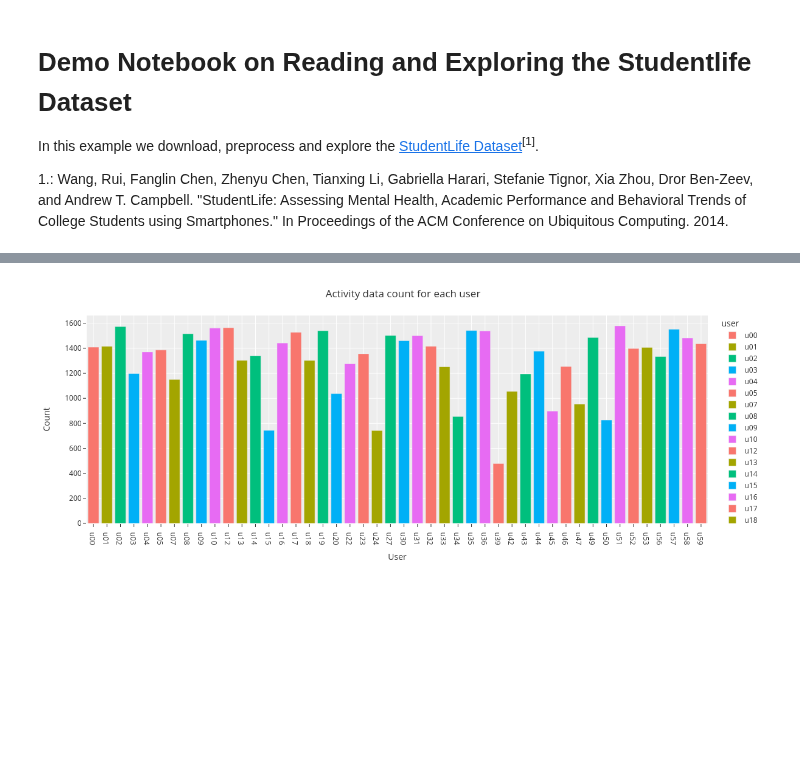
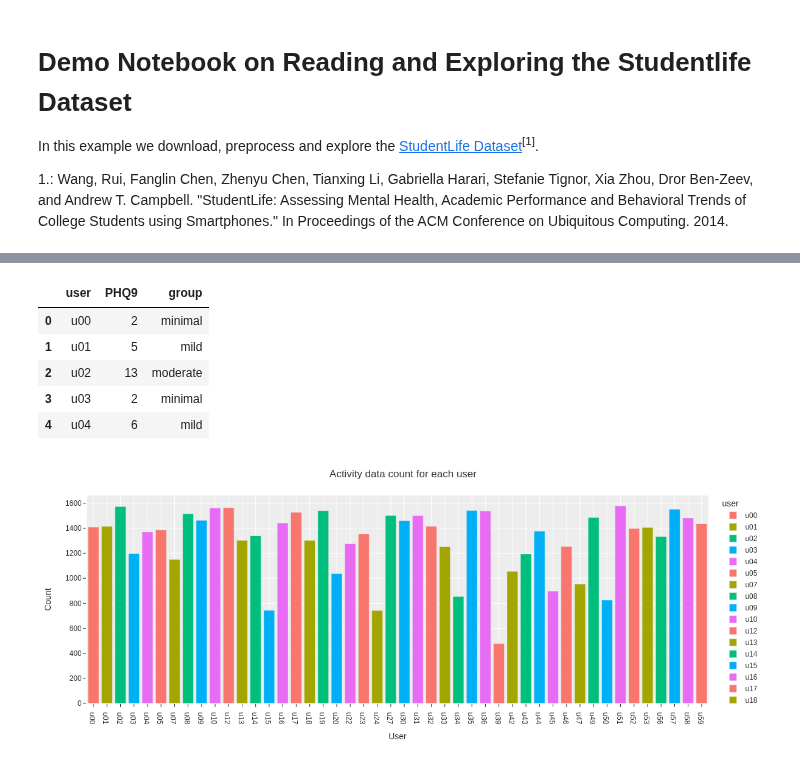
Before and after one commit to digitraceslab/niimpy, a Jupyter notebook: docs/demo_notebooks/student_life_example.ipynb, the cells around one changed output, grey strips where cells are left out. Saved outputs shown, nothing was run; the diff lists cells and outputs as text; code cells hidden in the pictures; blank space fills up the shorter version.

```diff
--- a/docs/demo_notebooks/student_life_example.ipynb
+++ b/docs/demo_notebooks/student_life_example.ipynb
@@ -79,21 +76,28 @@ fig.show()
 # %%
-pre_study_survey = transformed_df[transformed_df["type"] == "pre"]
-scores = survey.survey_sum_scores(pre_study_survey, "PHQ9")
+pre_study_survey = survey_data[survey_data["type"] == "pre"]
+scores = survey.sum_survey_scores(pre_study_survey, "PHQ9")
 # %%
 def PHQ9_sum_to_group(sum):
     if sum < 5:
         return "minimal"
     elif sum < 10:
         return "mild"
     elif sum < 15:
         return "moderate"
     elif sum < 20:
         return "moderately severe"
     else:
         return "severe"
 
-scores = scores.reset_index()
-scores["group"] = scores["score"].apply(PHQ9_sum_to_group)
+scores["group"] = scores["PHQ9"].apply(PHQ9_sum_to_group)
+scores.head()
+# %% [output]
+|  | user | PHQ9 | group |
+| 0 | u00 | 2 | minimal |
+| 1 | u01 | 5 | mild |
+| 2 | u02 | 13 | moderate |
+| 3 | u03 | 2 | minimal |
+| 4 | u04 | 6 | mild |
 # %%
 activity_data = []
 for user_number in range(60):
```
Also changed, not shown: parts of 4 cells of this notebook.
